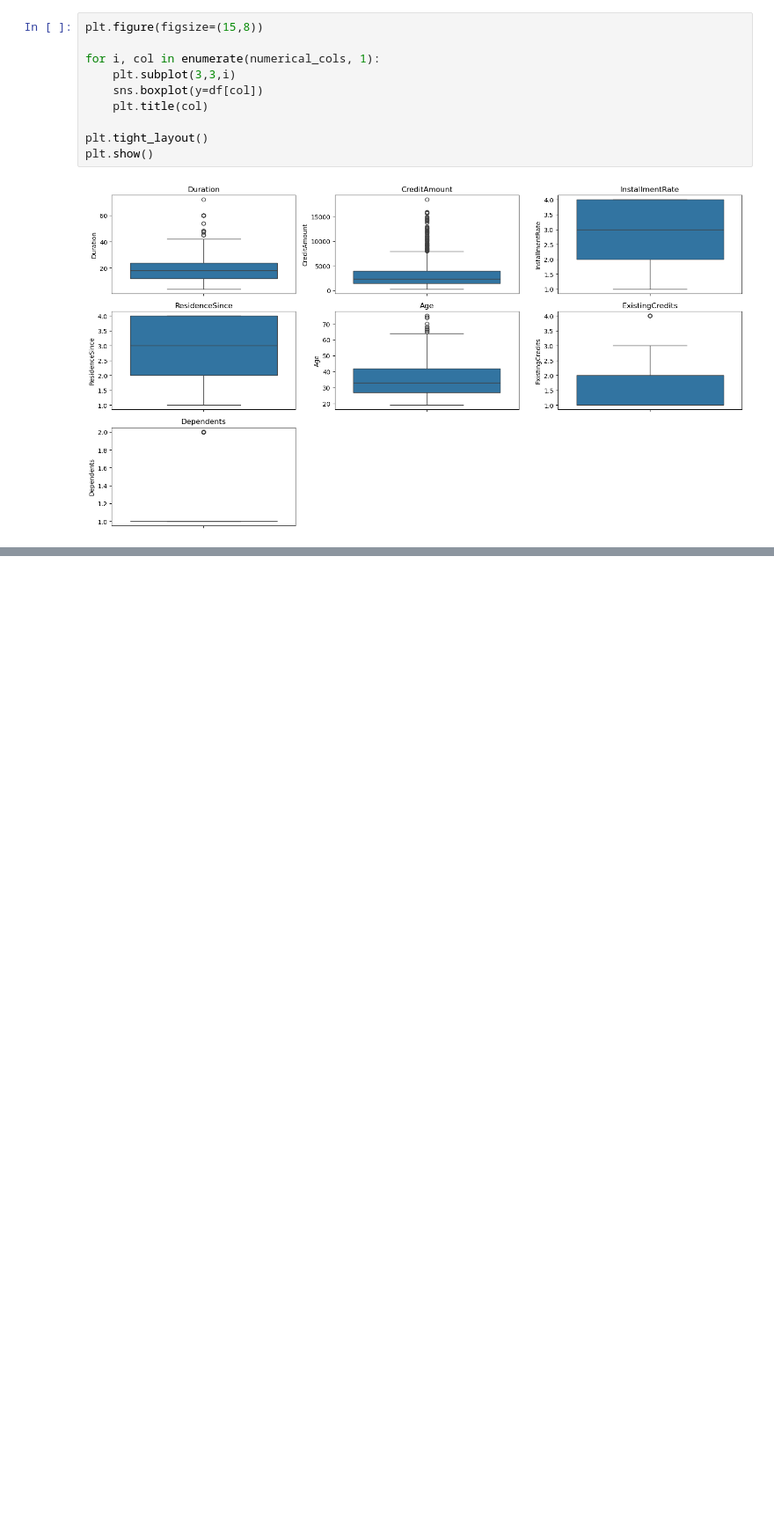
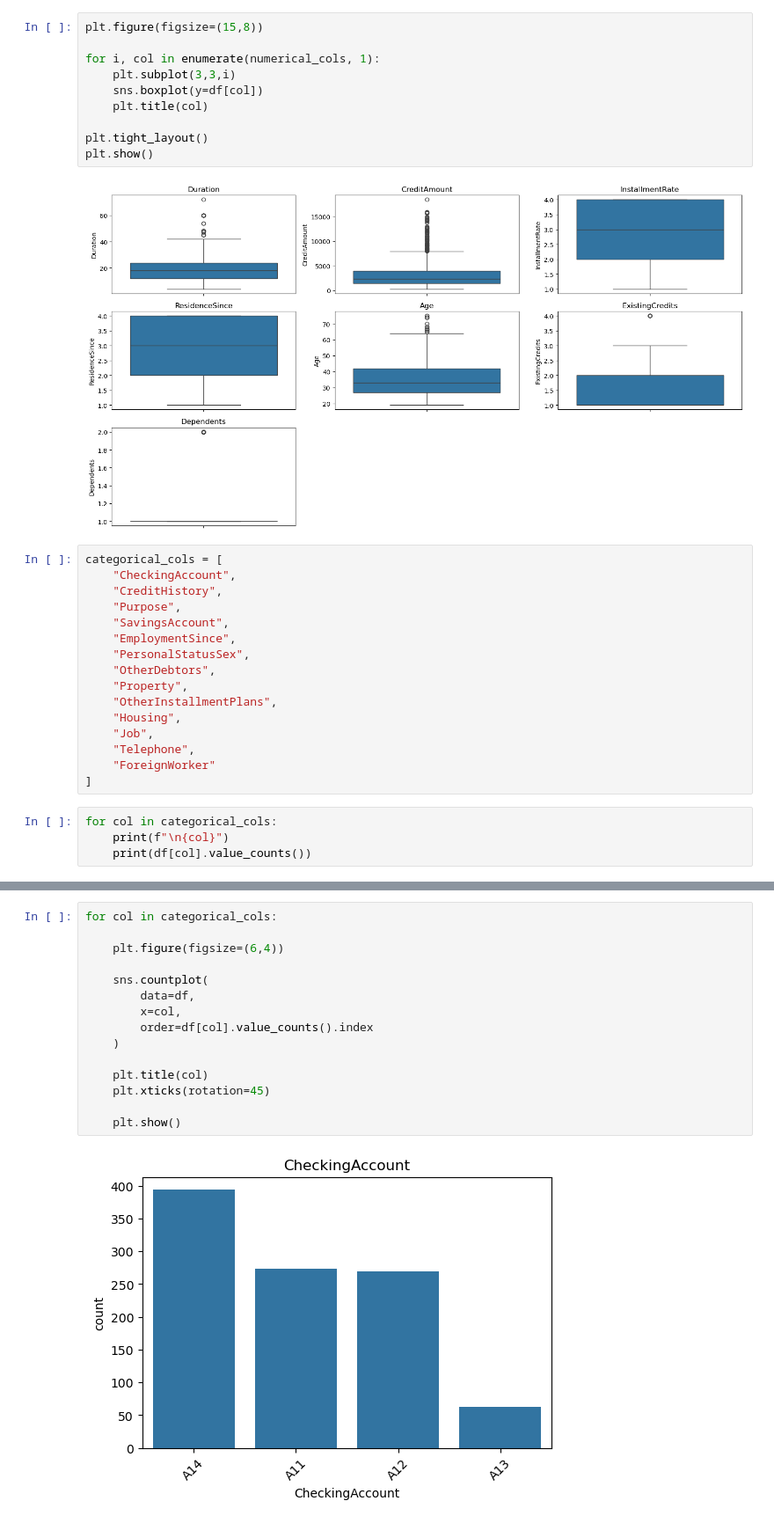
Before and after one commit to darshan-vgithub/credit-risk-prediction-xai-dashboard, a Jupyter notebook: notebooks/01_Data_Understanding_and_EDA.ipynb, the cells around one changed output, grey strips where cells are left out. Shown at 88% size. Cells and saved outputs as stored; diff of their text form; blank space fills up the shorter version.

Commit message:
notebooks/01_Data_Understanding_and_EDA.ipynb: finished the categorical eda , now next will do the bivariate analysis

```diff
--- a/notebooks/01_Data_Understanding_and_EDA.ipynb
+++ b/notebooks/01_Data_Understanding_and_EDA.ipynb
@@ -212,3 +212,23 @@ plt.tight_layout()
 plt.show()
 # %% [output]
 [figure]
+# %%
+categorical_cols = [
+    "CheckingAccount",
+    "CreditHistory",
+    "Purpose",
+    "SavingsAccount",
+    "EmploymentSince",
+    "PersonalStatusSex",
+    "OtherDebtors",
+    "Property",
+    "OtherInstallmentPlans",
+    "Housing",
+    "Job",
+    "Telephone",
+    "ForeignWorker"
+]
+# %%
+for col in categorical_cols:
+    print(f"\n{col}")
+    print(df[col].value_counts())
@@ -214,0 +253,17 @@ plt.show()
+# %%
+for col in categorical_cols:
+
+    plt.figure(figsize=(6,4))
+
+    sns.countplot(
+        data=df,
+        x=col,
+        order=df[col].value_counts().index
+    )
+
+    plt.title(col)
+    plt.xticks(rotation=45)
+
+    plt.show()
+# %% [output]
+[figure, added]
```
Also changed, not shown: parts of 3 cells of this notebook, 1 other file.
